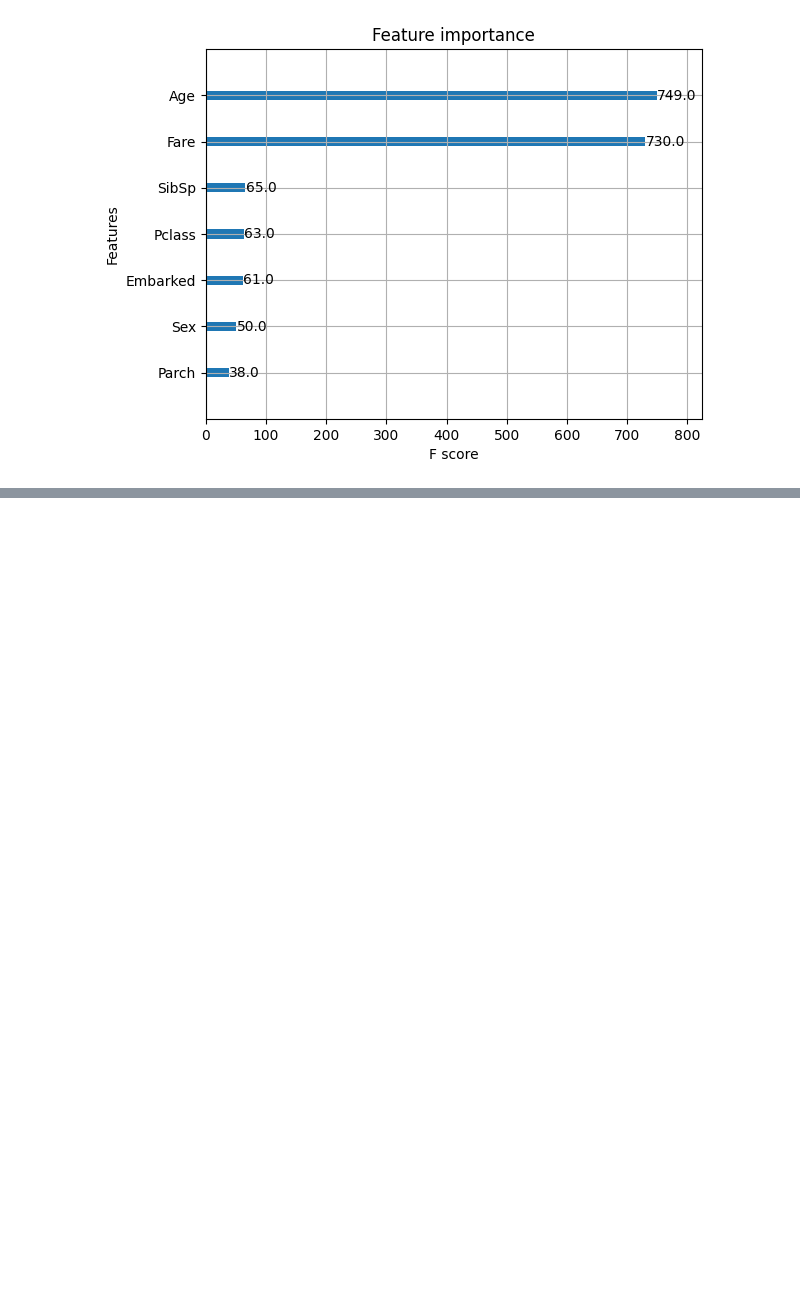
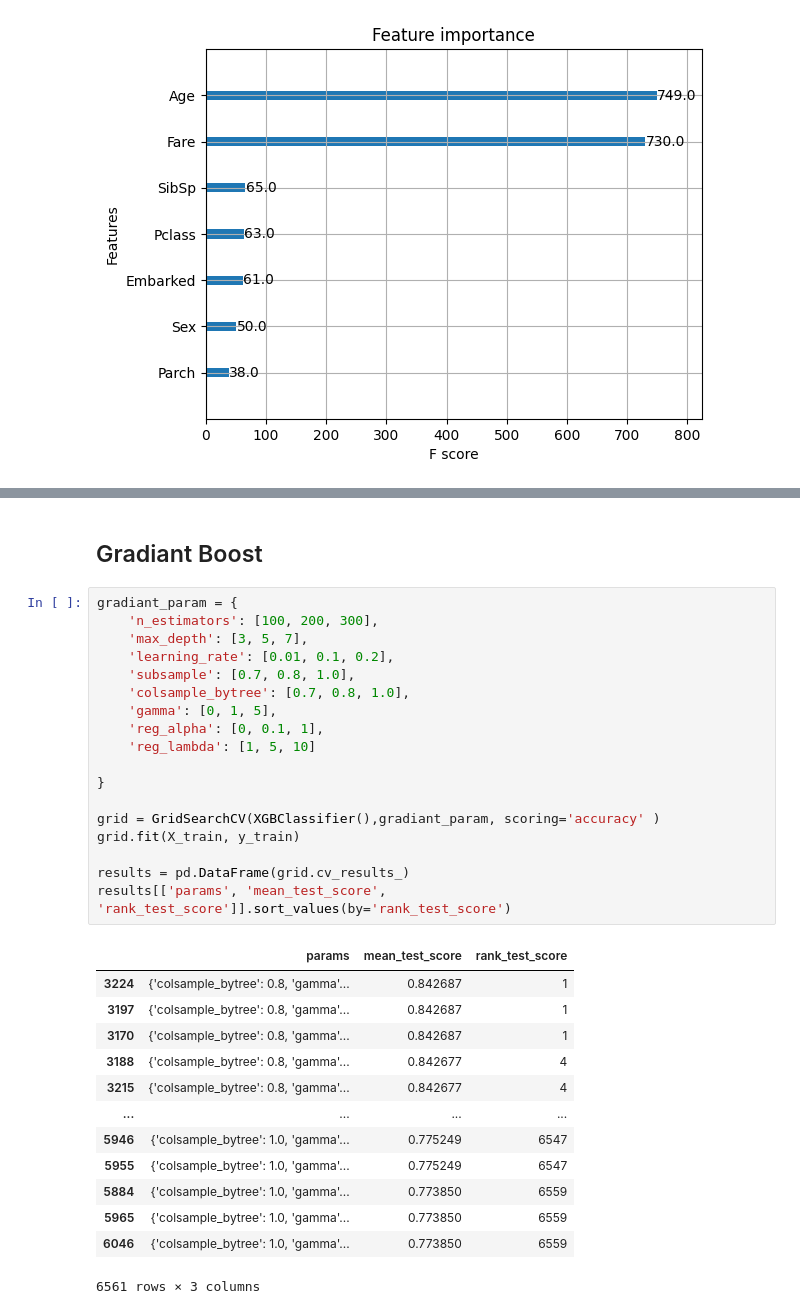
Before and after one commit to GBalagtey/Titanic_Dataset, a Jupyter notebook: titanic-dataset-w-different-models.ipynb, the cells around one changed output, grey strips where cells are left out. Saved outputs shown, nothing was run; the diff lists cells and outputs as text; blank space fills up the shorter version.

```diff
--- a/titanic-dataset-w-different-models.ipynb
+++ b/titanic-dataset-w-different-models.ipynb
@@ -381,0 +500,34 @@ plt.show()
+# %% [markdown]
+## Gradiant Boost
+# %%
+gradiant_param = {
+    'n_estimators': [100, 200, 300],
+    'max_depth': [3, 5, 7],
+    'learning_rate': [0.01, 0.1, 0.2],
+    'subsample': [0.7, 0.8, 1.0],
+    'colsample_bytree': [0.7, 0.8, 1.0],
+    'gamma': [0, 1, 5],
+    'reg_alpha': [0, 0.1, 1],
+    'reg_lambda': [1, 5, 10]
+
+}
+
+grid = GridSearchCV(XGBClassifier(),gradiant_param, scoring='accuracy' )
+grid.fit(X_train, y_train)
+
+results = pd.DataFrame(grid.cv_results_)
+results[['params', 'mean_test_score', 'rank_test_score']].sort_values(by='rank_test_score')
+# %% [output]
+|  | params | mean_test_score | rank_test_score |
+| 3224 | {'colsample_bytree': 0.8, 'gamma'... | 0.842687 | 1 |
+| 3197 | {'colsample_bytree': 0.8, 'gamma'... | 0.842687 | 1 |
+| 3170 | {'colsample_bytree': 0.8, 'gamma'... | 0.842687 | 1 |
+| 3188 | {'colsample_bytree': 0.8, 'gamma'... | 0.842677 | 4 |
+| 3215 | {'colsample_bytree': 0.8, 'gamma'... | 0.842677 | 4 |
+| ... | ... | ... | ... |
+| 5946 | {'colsample_bytree': 1.0, 'gamma'... | 0.775249 | 6547 |
+| 5955 | {'colsample_bytree': 1.0, 'gamma'... | 0.775249 | 6547 |
+| 5884 | {'colsample_bytree': 1.0, 'gamma'... | 0.773850 | 6559 |
+| 5965 | {'colsample_bytree': 1.0, 'gamma'... | 0.773850 | 6559 |
+| 6046 | {'colsample_bytree': 1.0, 'gamma'... | 0.773850 | 6559 |
+6561 rows × 3 columns
```
Also changed, not shown: parts of 10 cells of this notebook.
